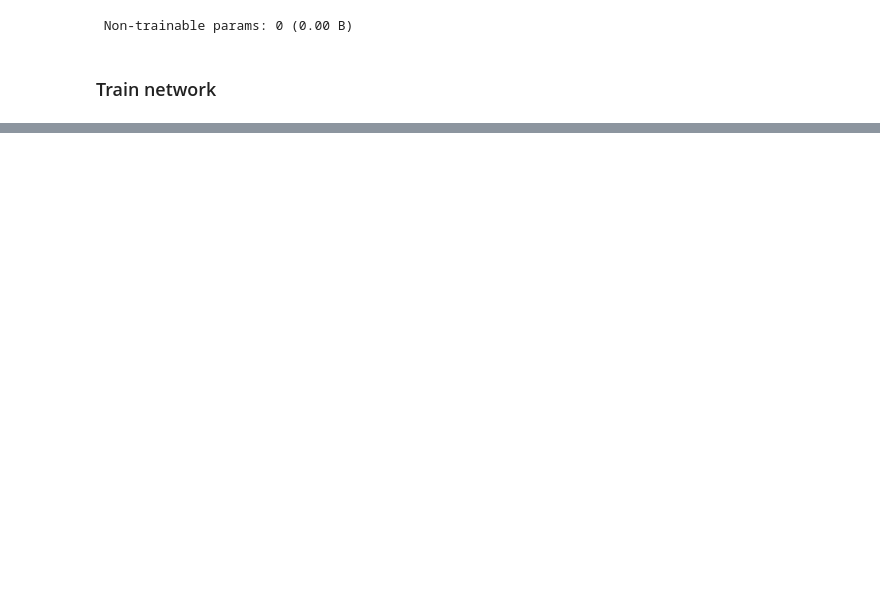
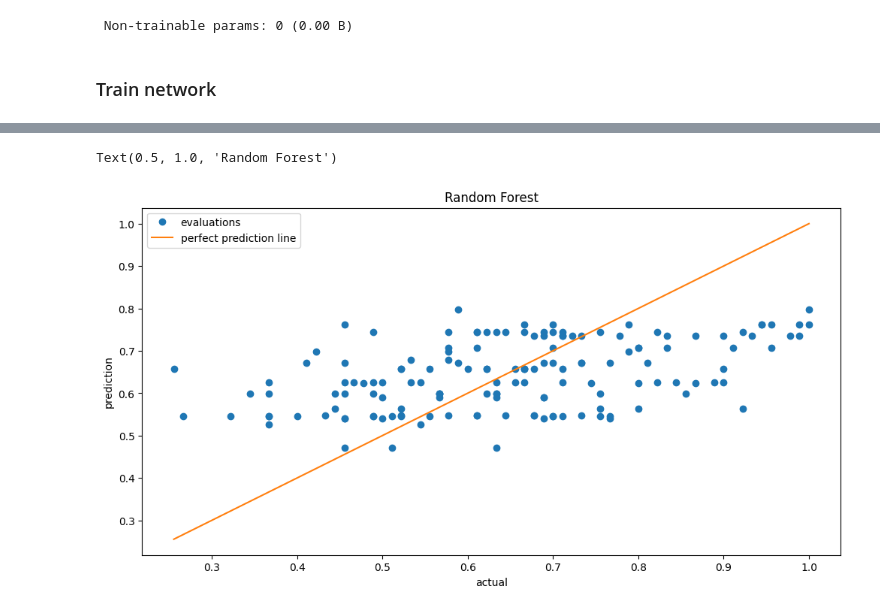
Before and after one commit to unded666/MeshTask, a Jupyter notebook: Student Score Analysis.ipynb, the cells around one changed output, grey strips where cells are left out. Drawn from its saved outputs; the diff is of its cells as text; code cells hidden in the pictures; blank space fills up the shorter version.

```diff
--- a/Student Score Analysis.ipynb
+++ b/Student Score Analysis.ipynb
@@ -451,0 +544,2 @@ Model: "sequential"
+# %%
+Tree = RandomForestRegressor()
@@ -451,0 +550,13 @@ Model: "sequential"
+# %%
+tree_predict = Tree.predict(val_x)
+# %%
+plt.plot(val_y, tree_predict, 'o', label = 'evaluations')
+line = [val_y.min(), val_y.max()]
+plt.plot(line, line, label = 'perfect prediction line')
+plt.legend()
+plt.xlabel('actual')
+plt.ylabel('prediction')
+plt.title('Random Forest')
+# %% [output]
+Text(0.5, 1.0, 'Random Forest')
+[figure, added]
```
Also changed, not shown: parts of 21 cells of this notebook.
